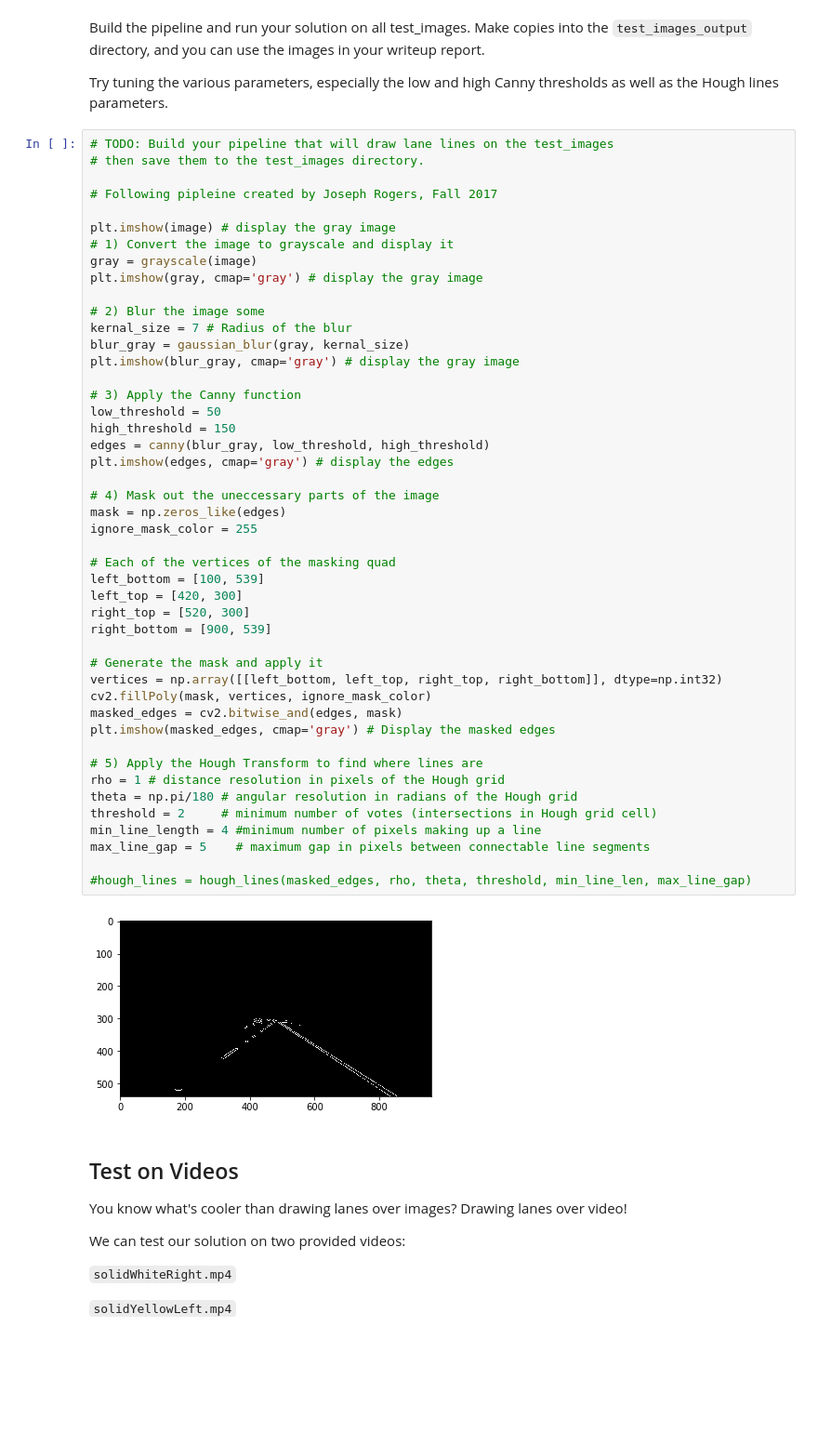
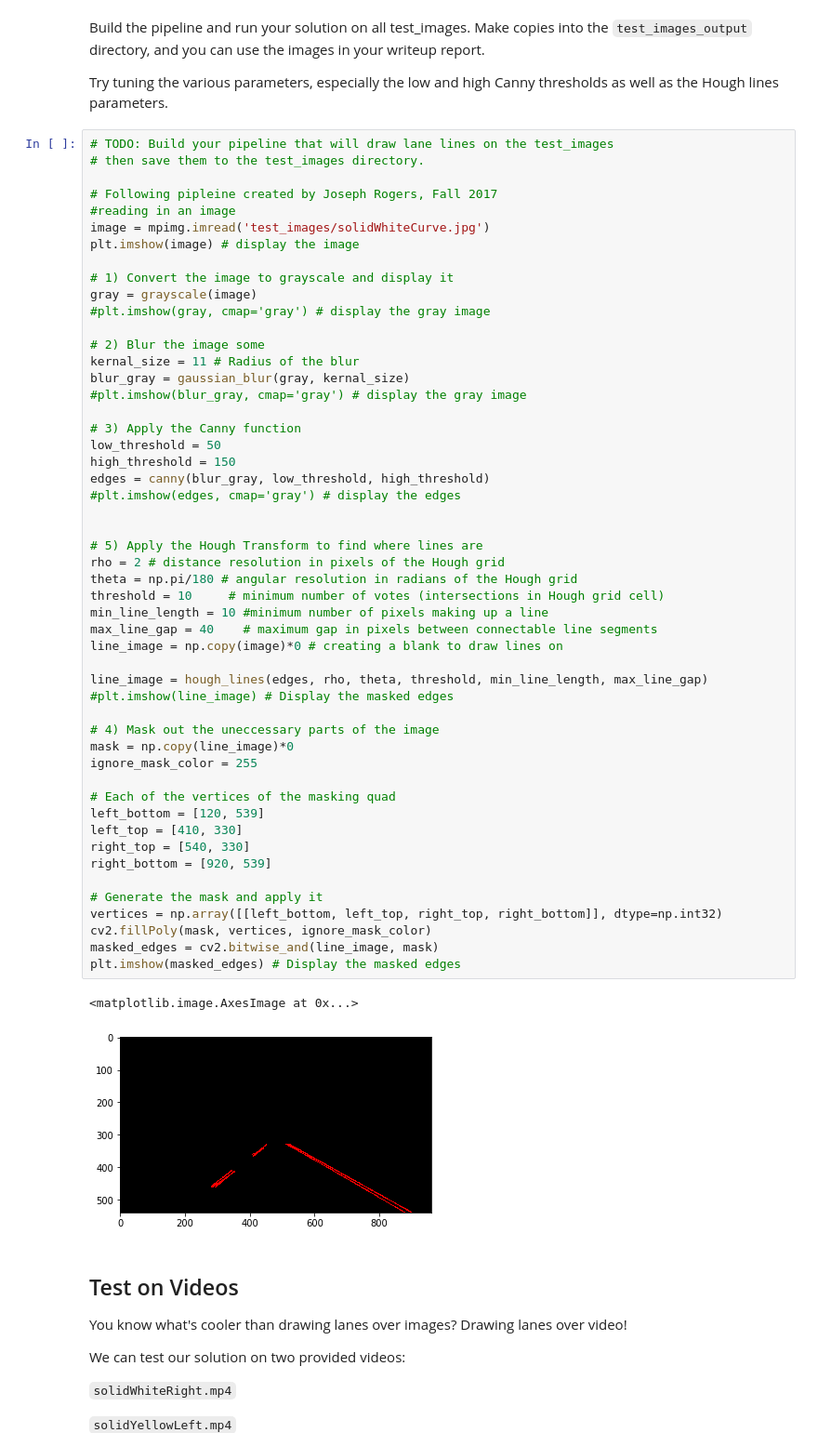
Before and after one commit to josephRog/sdc_project1, a Jupyter notebook: P1.ipynb, the cells around one changed output. Shown: that part at 93% size. Saved outputs shown, nothing was run; the diff lists cells and outputs as text; blank space fills up the shorter version.

Commit message:
all lanes detected on all images

```diff
--- a/P1.ipynb
+++ b/P1.ipynb
@@ -202,51 +202,57 @@ Try tuning the various parameters, especially the low and high Canny thresholds
 # %%
 # TODO: Build your pipeline that will draw lane lines on the test_images
 # then save them to the test_images directory.
 
 # Following pipleine created by Joseph Rogers, Fall 2017
+#reading in an image
+image = mpimg.imread('test_images/solidWhiteCurve.jpg')
+plt.imshow(image) # display the image
 
-plt.imshow(image) # display the gray image
 # 1) Convert the image to grayscale and display it
 gray = grayscale(image)
-plt.imshow(gray, cmap='gray') # display the gray image
+#plt.imshow(gray, cmap='gray') # display the gray image
 
 # 2) Blur the image some
-kernal_size = 7 # Radius of the blur
+kernal_size = 11 # Radius of the blur
 blur_gray = gaussian_blur(gray, kernal_size)
-plt.imshow(blur_gray, cmap='gray') # display the gray image
+#plt.imshow(blur_gray, cmap='gray') # display the gray image
 
 # 3) Apply the Canny function
 low_threshold = 50
 high_threshold = 150
 edges = canny(blur_gray, low_threshold, high_threshold)
-plt.imshow(edges, cmap='gray') # display the edges
+#plt.imshow(edges, cmap='gray') # display the edges
+
+
+# 5) Apply the Hough Transform to find where lines are
+rho = 2 # distance resolution in pixels of the Hough grid
+theta = np.pi/180 # angular resolution in radians of the Hough grid
+threshold = 10     # minimum number of votes (intersections in Hough grid cell)
+min_line_length = 10 #minimum number of pixels making up a line
+max_line_gap = 40    # maximum gap in pixels between connectable line segments
+line_image = np.copy(image)*0 # creating a blank to draw lines on
+
+line_image = hough_lines(edges, rho, theta, threshold, min_line_length, max_line_gap)
+#plt.imshow(line_image) # Display the masked edges
 
 # 4) Mask out the uneccessary parts of the image
-mask = np.zeros_like(edges)
+mask = np.copy(line_image)*0
 ignore_mask_color = 255
 
 # Each of the vertices of the masking quad
-left_bottom = [100, 539]
-left_top = [420, 300]
-right_top = [520, 300]
-right_bottom = [900, 539]
+left_bottom = [120, 539]
+left_top = [410, 330]
+right_top = [540, 330]
+right_bottom = [920, 539]
 
 # Generate the mask and apply it
 vertices = np.array([[left_bottom, left_top, right_top, right_bottom]], dtype=np.int32)
 cv2.fillPoly(mask, vertices, ignore_mask_color)
-masked_edges = cv2.bitwise_and(edges, mask)
-plt.imshow(masked_edges, cmap='gray') # Display the masked edges
-
-# 5) Apply the Hough Transform to find where lines are
-rho = 1 # distance resolution in pixels of the Hough grid
-theta = np.pi/180 # angular resolution in radians of the Hough grid
-threshold = 2     # minimum number of votes (intersections in Hough grid cell)
-min_line_length = 4 #minimum number of pixels making up a line
-max_line_gap = 5    # maximum gap in pixels between connectable line segments
-
-#hough_lines = hough_lines(masked_edges, rho, theta, threshold, min_line_len, max_line_gap)
+masked_edges = cv2.bitwise_and(line_image, mask)
+plt.imshow(masked_edges) # Display the masked edges
 # %% [output]
+<matplotlib.image.AxesImage at 0x...>
-[figure, old version]
+[figure, new version]
 # %% [markdown]
 ## Test on Videos
 
```
Also changed, not shown: parts of 1 cell of this notebook.
